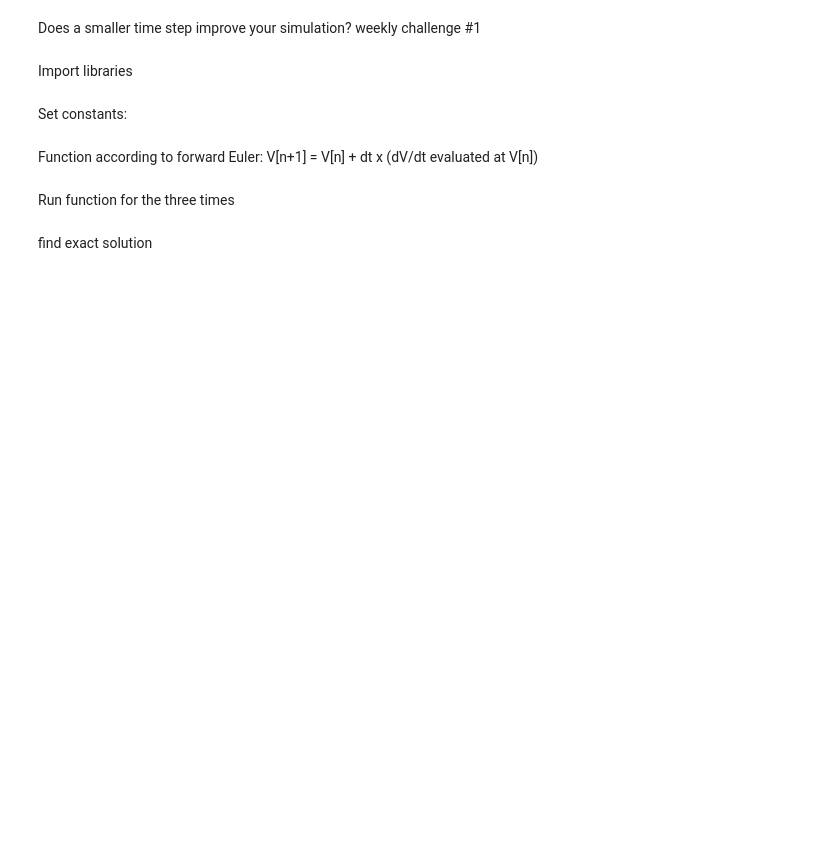
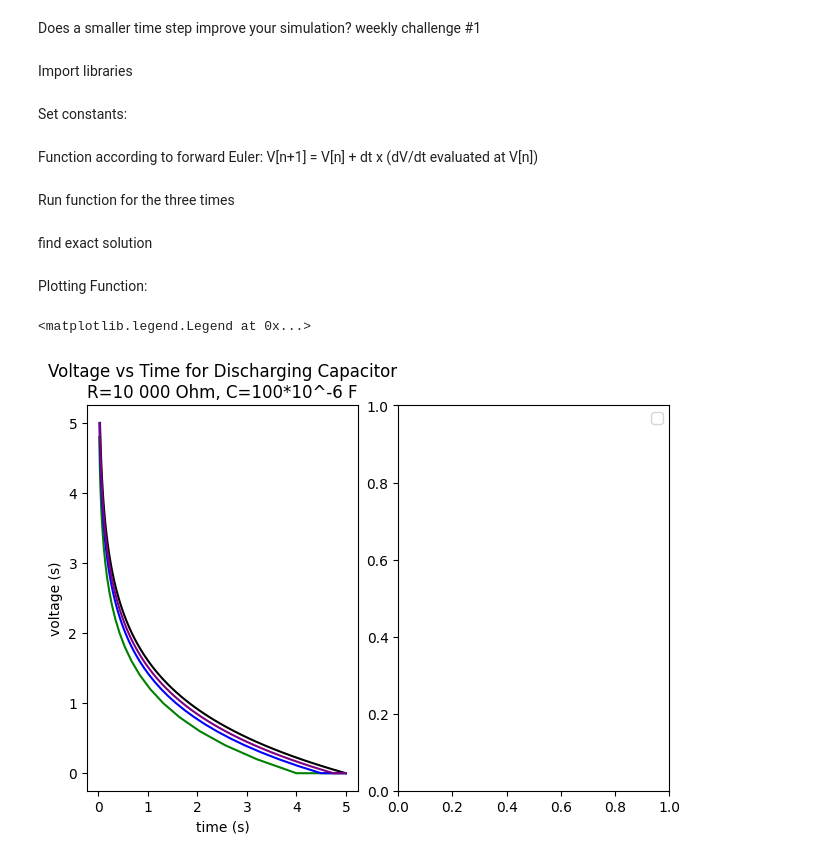
Before and after one commit to laineviestenz/physics_projects, a Jupyter notebook: weekly_challenges/week_1.ipynb, the cells around one changed output. Saved outputs shown, nothing was run; the diff lists cells and outputs as text; code cells hidden in the pictures; blank space fills up the shorter version.

Commit message:
created graphing function for graph 1

```diff
--- a/weekly_challenges/week_1.ipynb
+++ b/weekly_challenges/week_1.ipynb
@@ -41,5 +41,28 @@ v0p05, t0p05 = volt_vs_time(0.05)
 # %% [markdown]
 find exact solution
 # %%
-
-v_exact = v0 * np.exp(-t/tau)
+v_exact = [v0]
+t_exact = [t]
+dt = 0.05
+while t<=tfinal:
+    v = v0 * np.exp(-t/tau)
+    v_exact.append(v)
+    t_exact.append(t)
+    t+=dt
+# %% [markdown]
+Plotting Function:
+# %%
+fig, axs = plt.subplots(1,2, constrained_layout=True)
+plt.suptitle = "Forward Euler Precision Investigation"
+axs[0].plot(v_exact, t_exact, label = "Exact", color = 'black')
+axs[0].plot(v0p2, t0p2, label = "dt = 0.2s", color = 'green')
+axs[0].plot(v01p, t0p1, label = "dt = 0.1s", color = 'blue')
+axs[0].plot(v0p05, t0p05, label = "dt = 0.05s", color = 'purple')
+axs[0].set(xlabel = 'time (s)' , ylabel='voltage (s)', title="Voltage vs Time for Discharging Capacitor\nR=10 000 Ohm, C=100*10^-6 F")
+
+#axs[1].scatter(error, given_dt)
+
+plt.legend()
+# %% [output]
+<matplotlib.legend.Legend at 0x...>
+[figure, added]
```
Also changed, not shown: parts of 1 cell of this notebook.
